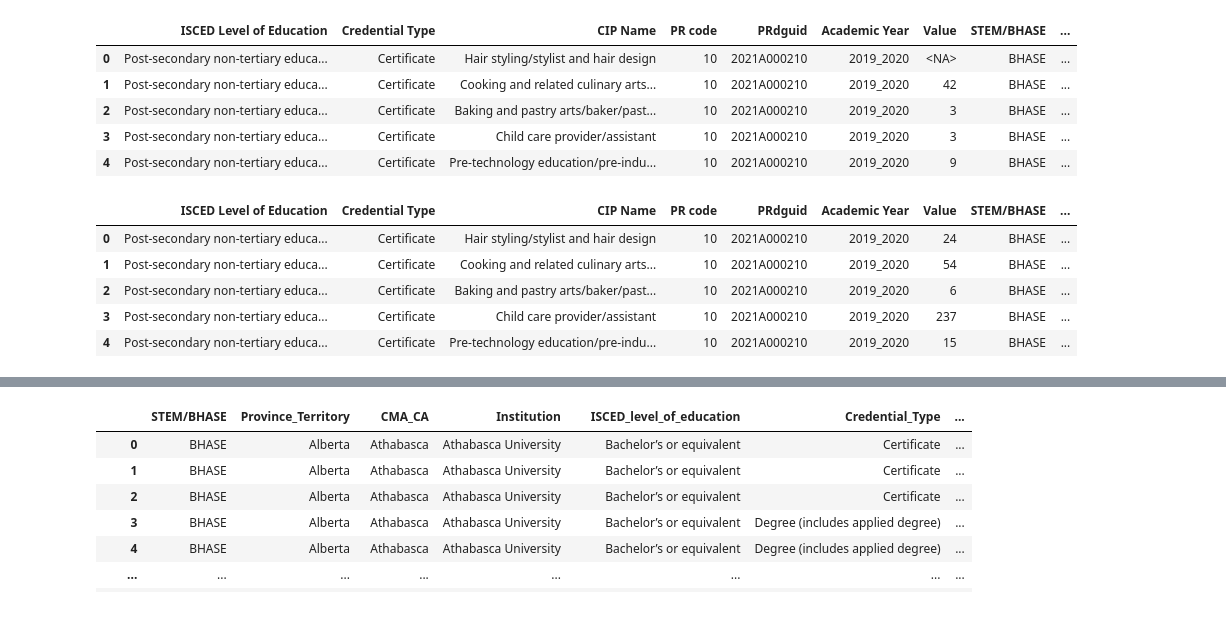
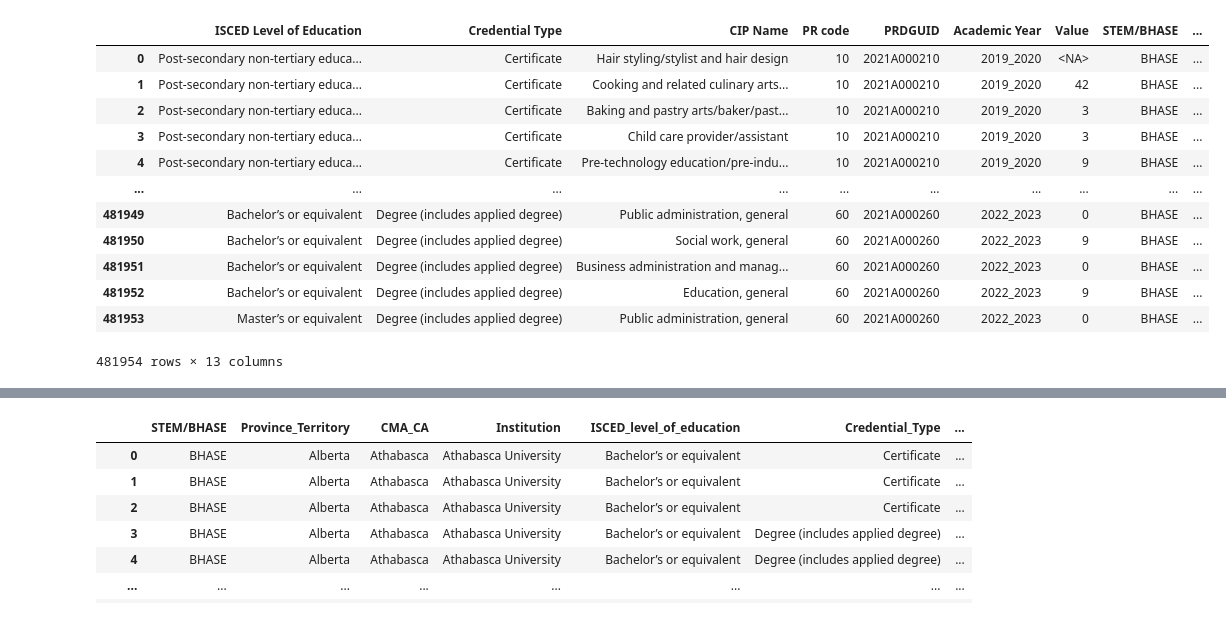
Before and after one commit to samuelmorency/StatCan-Web-App, a Jupyter notebook: data/data_wrangle backup.ipynb, the cells around one changed output, grey strips where cells are left out. Drawn from its saved outputs; the diff is of its cells as text; code cells hidden in the pictures.

Commit message:
More data processing

```diff
--- a/data/data_wrangle backup.ipynb
+++ b/data/data_wrangle backup.ipynb
@@ -6,5 +10,6 @@ import geopandas as gpd
 import openpyxl
 # %%
-gen_df = pd.read_excel("IIC_CSBP_D3_Enrollments-Graduates_2019-2022.xlsx", sheet_name="GEN")
-gen_df.head()
+gen_df_19_22 = pd.read_excel("IIC_CSBP_D3_Enrollments-Graduates_2019-2022.xlsb", sheet_name="GEN")
+#imm_df = pd.read_excel("IIC_CSBP_D3_Enrollments-Graduates_2019-2022.xlsx", sheet_name="IMM")
+gen_df_19_22
 # %% [output]
@@ -21,0 +29,3 @@ imm_df.head()
+# %%
+gen_df_22_23 = pd.read_excel("IIC_CSBP_D3_Enrollments-Graduates_2022-2023.xlsb", sheet_name="Gender")
+gen_df_22_23
@@ -21,0 +46,3 @@ imm_df.head()
+# %%
+gen_df = pd.concat([gen_df_19_22, gen_df_22_23], ignore_index=True)
+gen_df
@@ -22,44 +63,47 @@ imm_df.head()
 # %%
 def clean_data(df):
     # Drop columns: 'CIP6 Code', 'Province or Territory' and 4 other columns
     df_clean = (df
           .drop(columns=['CIP6 Code', 'Province or Territory', 'Enrollment Type', 'CMAname', 'CSDname'])
-          .rename(columns={'Source Sheet': 'STEM/BHASE'})
-          .astype({' PR code': 'category',
+          .rename(columns={'Source Sheet': 'STEM/BHASE',
+                           ' PR code': 'PR code',
+                           'PRdguid': 'PRDGUID',
+                           'CMAuid': 'CMAPUID',
+                           'CSDuid': 'CSDUID'})
+          .astype({'PR code': 'category',
                    'ISCED Level of Education': 'category',
                    'Credential Type': 'category',
                    'CIP Name': 'category',
-                   'PRdguid': 'category',
+                   'PRDGUID': 'category',
                    'Academic Year': 'category',
                    'STEM/BHASE': 'category',
                    'Institution': 'category',
-                   'CMAuid': 'category',
-                   'CSDuid': 'category'})
+                   'CMAPUID': 'category',
+                   'CSDUID': 'category'})
     )
+    df_clean['GRAD/ENROLL'] = df_clean['STEM/BHASE'].str.replace("^[^_]+_[^_]+_([^_]+)_.*$", lambda match: match.group(1), regex=True)
+    df_clean['GEO'] = df_clean['STEM/BHASE'].str.replace(".*_([^_]*)$", lambda match: match.group(1), regex=True)
     df_clean['STEM/BHASE'] = (df_clean['STEM/BHASE']
                         .str.replace("^BHASE\\w+?$", "BHASE", case=False, regex=True)
                         .str.replace("^STEM\\w+?$", "STEM", case=False, regex=True)
     )
     df_clean['Value'] = df_clean['Value'].replace("..", np.nan).astype('float').astype('Int32')
 
     return df_clean
 
 gen_df_clean = clean_data(gen_df)
-imm_df_clean = clean_data(imm_df)
-gen_df_clean.head()
+gen_df_clean
 # %% [output]
-|  | ISCED Level of Education | Credential Type | CIP Name | PR code | PRdguid | Academic Year | Value | STEM/BHASE | ... |
+|  | ISCED Level of Education | Credential Type | CIP Name | PR code | PRDGUID | Academic Year | Value | STEM/BHASE | ... |
 | 0 | Post-secondary non-tertiary educa... | Certificate | Hair styling/stylist and hair design | 10 | 2021A000210 | 2019_2020 | <NA> | BHASE | ... |
 | 1 | Post-secondary non-tertiary educa... | Certificate | Cooking and related culinary arts... | 10 | 2021A000210 | 2019_2020 | 42 | BHASE | ... |
 | 2 | Post-secondary non-tertiary educa... | Certificate | Baking and pastry arts/baker/past... | 10 | 2021A000210 | 2019_2020 | 3 | BHASE | ... |
 | 3 | Post-secondary non-tertiary educa... | Certificate | Child care provider/assistant | 10 | 2021A000210 | 2019_2020 | 3 | BHASE | ... |
 | 4 | Post-secondary non-tertiary educa... | Certificate | Pre-technology education/pre-indu... | 10 | 2021A000210 | 2019_2020 | 9 | BHASE | ... |
+| ... | ... | ... | ... | ... | ... | ... | ... | ... | ... |
+| 481949 | Bachelor’s or equivalent | Degree (includes applied degree) | Public administration, general | 60 | 2021A000260 | 2022_2023 | 0 | BHASE | ... |
+| 481950 | Bachelor’s or equivalent | Degree (includes applied degree) | Social work, general | 60 | 2021A000260 | 2022_2023 | 9 | BHASE | ... |
+| 481951 | Bachelor’s or equivalent | Degree (includes applied degree) | Business administration and manag... | 60 | 2021A000260 | 2022_2023 | 0 | BHASE | ... |
+| 481952 | Bachelor’s or equivalent | Degree (includes applied degree) | Education, general | 60 | 2021A000260 | 2022_2023 | 9 | BHASE | ... |
+| 481953 | Master’s or equivalent | Degree (includes applied degree) | Public administration, general | 60 | 2021A000260 | 2022_2023 | 0 | BHASE | ... |
+481954 rows × 13 columns
-# %%
-imm_df_clean.head()
-# %% [output]
-|  | ISCED Level of Education | Credential Type | CIP Name | PR code | PRdguid | Academic Year | Value | STEM/BHASE | ... |
-| 0 | Post-secondary non-tertiary educa... | Certificate | Hair styling/stylist and hair design | 10 | 2021A000210 | 2019_2020 | 24 | BHASE | ... |
-| 1 | Post-secondary non-tertiary educa... | Certificate | Cooking and related culinary arts... | 10 | 2021A000210 | 2019_2020 | 54 | BHASE | ... |
-| 2 | Post-secondary non-tertiary educa... | Certificate | Baking and pastry arts/baker/past... | 10 | 2021A000210 | 2019_2020 | 6 | BHASE | ... |
-| 3 | Post-secondary non-tertiary educa... | Certificate | Child care provider/assistant | 10 | 2021A000210 | 2019_2020 | 237 | BHASE | ... |
-| 4 | Post-secondary non-tertiary educa... | Certificate | Pre-technology education/pre-indu... | 10 | 2021A000210 | 2019_2020 | 15 | BHASE | ... |
```
Also changed, not shown: parts of 22 cells of this notebook, 18 other files.
